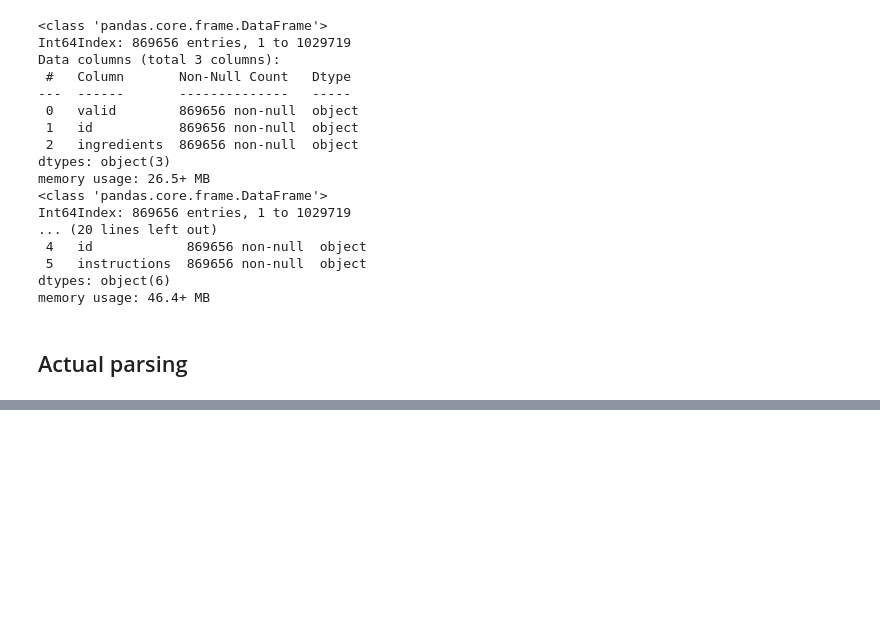
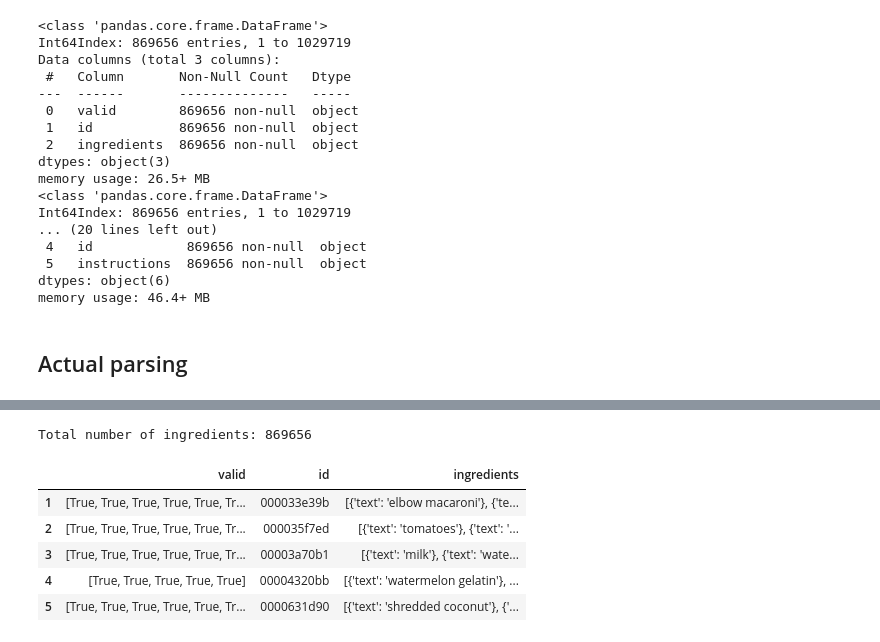
Before and after one commit to mscholl96/mad-recime, a Jupyter notebook: data/recipe1M/parser/parser.ipynb, the cells around one changed output, grey strips where cells are left out. Drawn from its saved outputs; the diff is of its cells as text; code cells hidden in the pictures; blank space fills up the shorter version.

```diff
--- a/data/recipe1M/parser/parser.ipynb
+++ b/data/recipe1M/parser/parser.ipynb
@@ -106,0 +121,12 @@ memory usage: 46.4+ MB
+# %%
+ingredient_data = pd.read_pickle('/content/drive/My Drive/Datasets/Recipe1M/det_ingrs_valid.pkl').sort_values('id')
+print(f'Total number of ingredients: {len(ingredient_data)}')
+ingredient_data.head(5)
+# %% [output]
+Total number of ingredients: 869656
+|  | valid | id | ingredients |
+| 1 | [True, True, True, True, True, Tr... | 000033e39b | [{'text': 'elbow macaroni'}, {'te... |
+| 2 | [True, True, True, True, True, Tr... | 000035f7ed | [{'text': 'tomatoes'}, {'text': '... |
+| 3 | [True, True, True, True, True, Tr... | 00003a70b1 | [{'text': 'milk'}, {'text': 'wate... |
+| 4 | [True, True, True, True, True] | 00004320bb | [{'text': 'watermelon gelatin'}, ... |
+| 5 | [True, True, True, True, True, Tr... | 0000631d90 | [{'text': 'shredded coconut'}, {'... |
```
Also changed, not shown: parts of 3 cells of this notebook.
